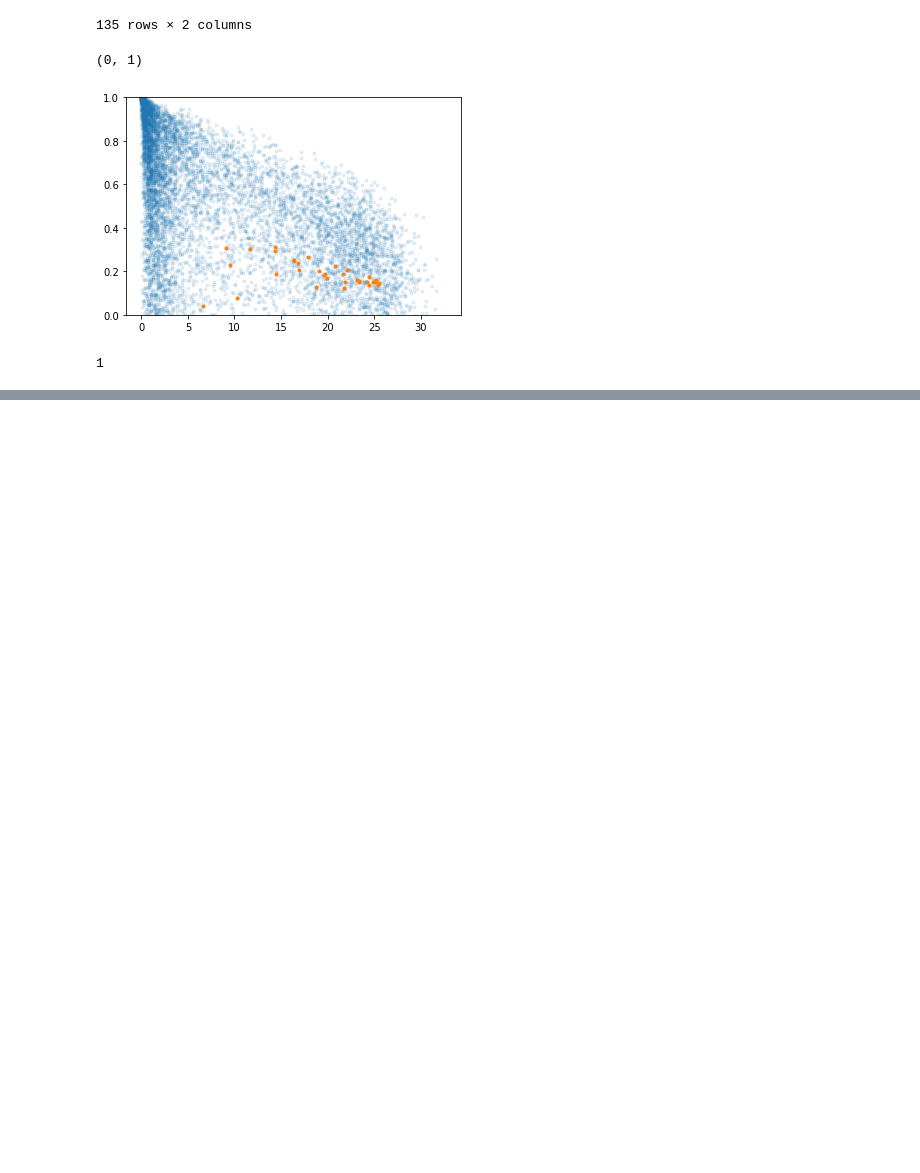
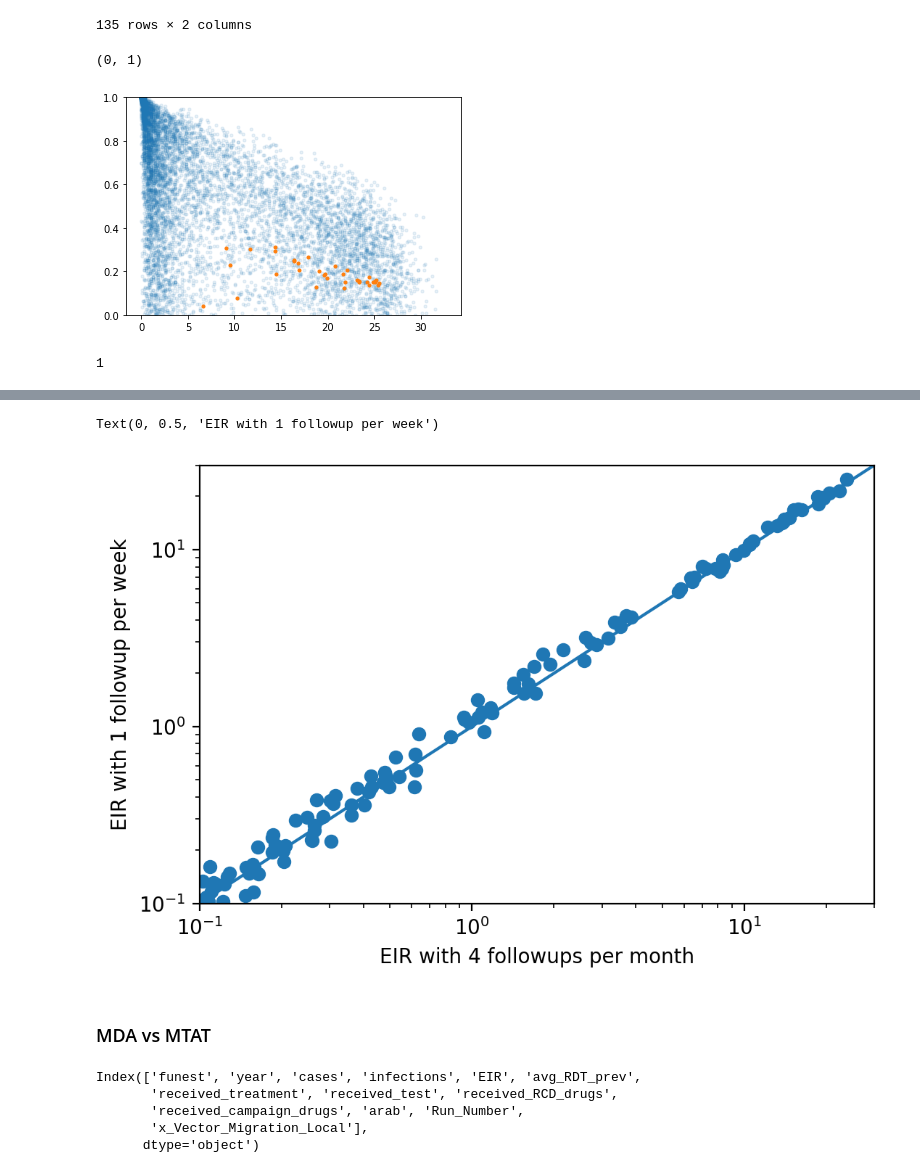
Before and after one commit to jgsuresh/sandbox-jsuresh, a Jupyter notebook: rcd_smallscale_sims/simulation_impact_plots.ipynb, the cells around one changed output, grey strips where cells are left out. Saved outputs shown, nothing was run; the diff lists cells and outputs as text; code cells hidden in the pictures; blank space fills up the shorter version.

```diff
--- a/rcd_smallscale_sims/simulation_impact_plots.ipynb
+++ b/rcd_smallscale_sims/simulation_impact_plots.ipynb
@@ -858,0 +859,18 @@ int(round(4 * 7/30))
+# %%
+
+plt.figure(dpi=200)
+plt.scatter(foo1["EIR"], foo2["EIR"])
+plt.plot([0,30],[0,30])
+plt.xscale("log")
+plt.yscale("log")
+plt.xlim([0.1,30])
+plt.ylim([0.1,30])
+
+
+plt.xlabel("EIR with 4 followups per month")
+plt.ylabel("EIR with 1 followup per week")
+# %% [output]
+Text(0, 0.5, 'EIR with 1 followup per week')
+[figure, added]
+# %% [markdown]
+### MDA vs MTAT
@@ -858,0 +903,8 @@ int(round(4 * 7/30))
+# %%
+foo_mda.columns
+# %% [output]
+Index(['funest', 'year', 'cases', 'infections', 'EIR', 'avg_RDT_prev',
+       'received_treatment', 'received_test', 'received_RCD_drugs',
+       'received_campaign_drugs', 'arab', 'Run_Number',
+       'x_Vector_Migration_Local'],
+      dtype='object')
```
Also changed, not shown: parts of 16 cells of this notebook, 8 other files.
